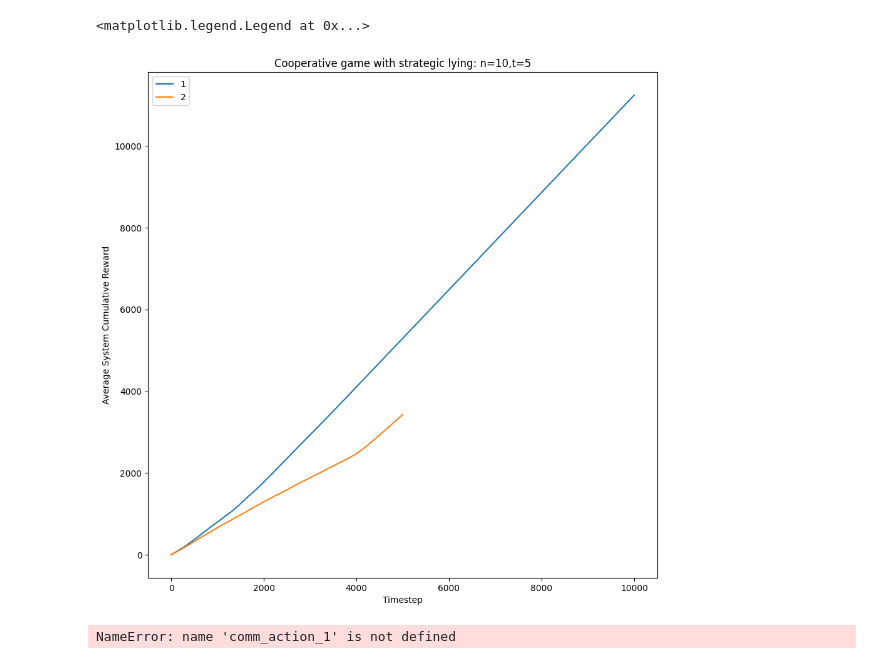
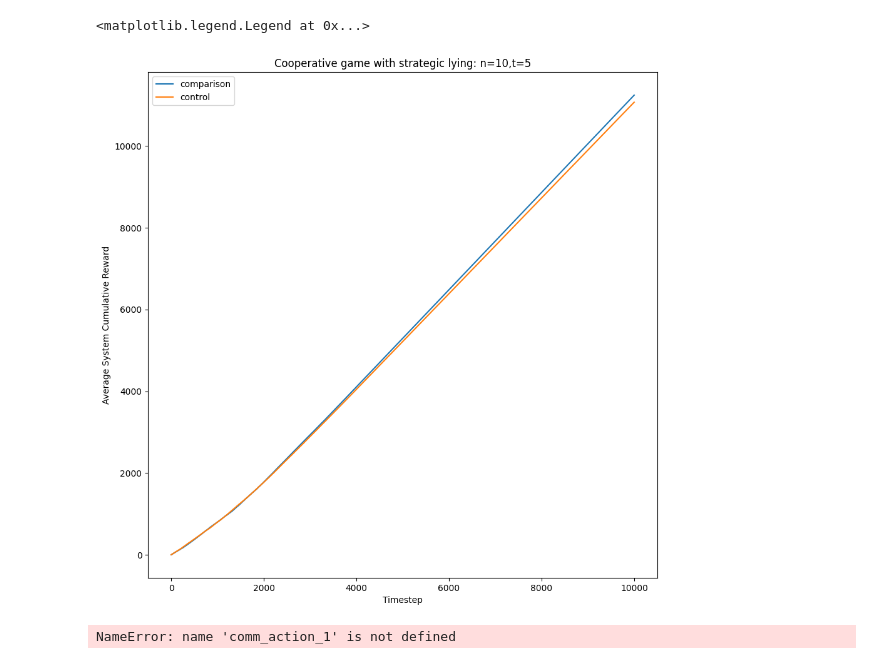
Before and after one commit to akhimoche/coop-form-marl, a Jupyter notebook: graph_test.ipynb, the cells around one changed output. Drawn from its saved outputs; the diff is of its cells as text; code cells hidden in the pictures.

```diff
--- a/graph_test.ipynb
+++ b/graph_test.ipynb
@@ -1,33 +1,33 @@
 # %%
 import matplotlib.pyplot as plt
 import numpy as np
 
 # set parameters
 n = 10
 t = 5
-steps = 10000
+div= 1001
 
 # load simulation results
-cum_rew_1 = np.load(f'data/comparison/n{n}t{t}_cum_rew_{steps}steps.npy')
-cum_rew_2 = np.load(f'data/control/n{n}t{t}_cum_rew_{steps}steps.npy')
+cum_rew_1 = np.load(f'data/comparison/n{n}t{t}div{div}_cum_rew.npy')
+cum_rew_2 = np.load(f'data/control/n{n}t{t}div{div}_cum_rew.npy')
 
 # average over the simulations
 cum_rew_1 = np.mean(cum_rew_1, axis=0)
 cum_rew_2= np.mean(cum_rew_2, axis=0)
 
 # plot cum rew graphs
 plt.title(f'Cooperative game with strategic lying: n={n},t={t}')
 plt.xlabel('Timestep')
 plt.ylabel('Average System Cumulative Reward')
-plt.plot(cum_rew_1, label='1')
-plt.plot(cum_rew_2, label='2')
+plt.plot(cum_rew_1, label='comparison')
+plt.plot(cum_rew_2, label='control')
 fig = plt.gcf()
 fig.set_size_inches(10.5, 10.5)
 
 plt.legend()
 # %% [output]
 <matplotlib.legend.Legend at 0x...>
-[figure, old version]
+[figure, new version]
 # %%
 plt.title(f'Actions for cooperative game with strategic lying: n={n},t={t}')
 plt.xlabel('Timestep')
```
Also changed, not shown: 16 other files.
